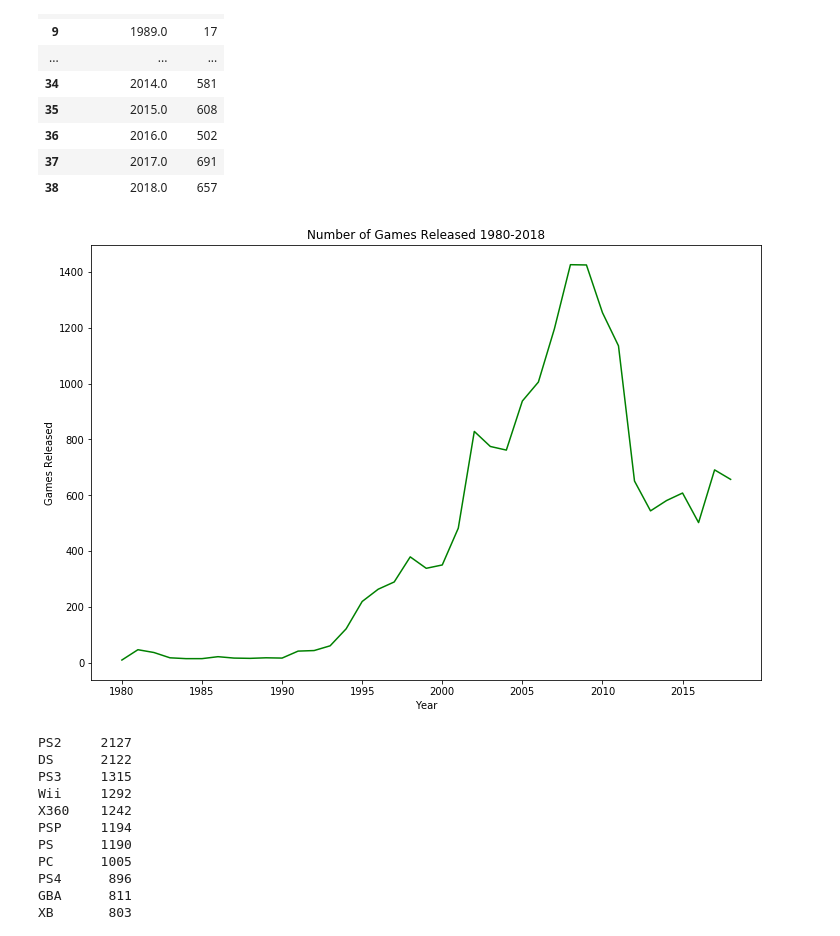
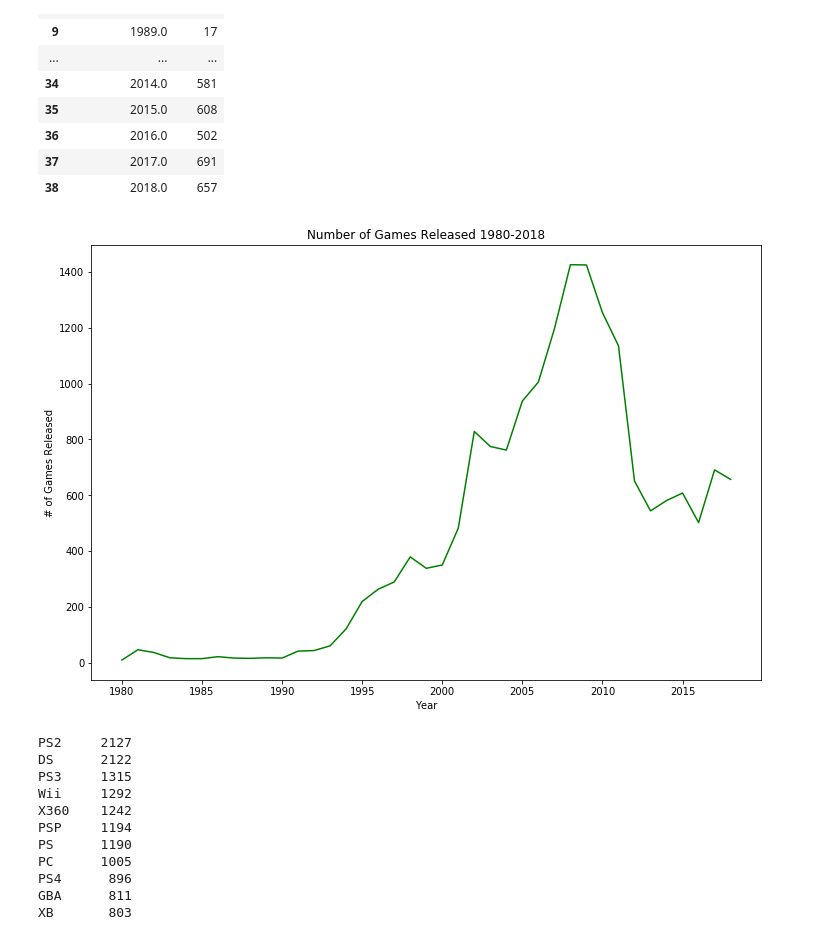
Before and after one commit to BlackDataSolutions/dsc-5-capstone-project-online-ds-ft-021119, a Jupyter notebook: VideoGameData EDA.ipynb, the cells around one changed output. Drawn from its saved outputs; the diff is of its cells as text; code cells hidden in the pictures.

```diff
--- a/VideoGameData EDA.ipynb
+++ b/VideoGameData EDA.ipynb
@@ -433,6 +408,9 @@ updated_years_df['Year_of_Release'].value_counts()
 2017.0    784
 2018.0    715
 Name: Year_of_Release, dtype: int64
+# %%
+# Critic scores in the updated dataframe were in the format 7.8 instead of 78 (out of 100). This amends that
+updated_years_df['Critic_Score'] = updated_years_df['Critic_Score'] * 10
 # %%
 # Creating an update dataframe for 2016 data
 updated_sales_df = df_2019.loc[(df_2019['Year_of_Release'] == 2016)]
@@ -770,12 +699,12 @@ year_count
 # %%
 plt.figure(figsize=(12,8))
 plt.title("Number of Games Released 1980-2018")
 plt.xlabel('Year')
-plt.ylabel('Games Released')
+plt.ylabel('# of Games Released')
 plt.plot(year_count['Year_of_Release'], year_count['Name'], color='green')
 plt.show()
 # %% [output]
-[figure, old version]
+[figure, new version]
 # %%
 combined_df2['Platform'].value_counts()
 # %% [output]
```
Also changed, not shown: parts of 140 cells of this notebook, 24 other files.
